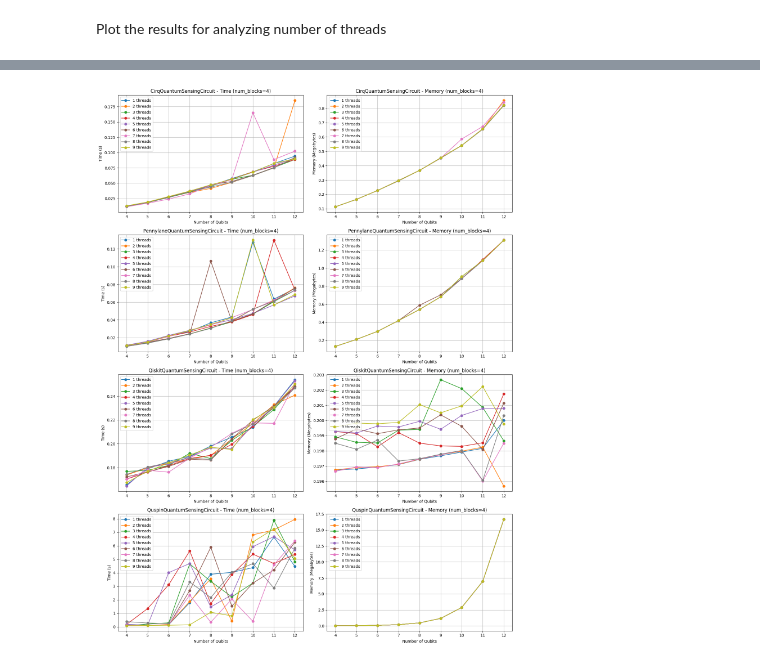
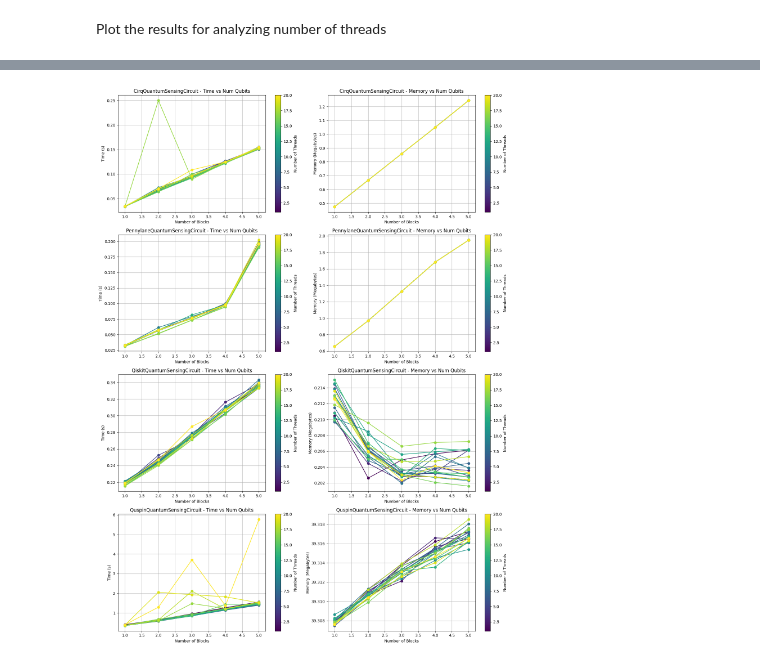
Before and after one commit to Tarun-Kumar07/quantum-sensing, a Jupyter notebook: notebooks/PerfTestVisualization.ipynb, the cells around one changed output, grey strips where cells are left out. Cells and saved outputs as stored; diff of their text form; code cells hidden in the pictures.

Commit message:
Visualize perf tests

```diff
--- a/notebooks/PerfTestVisualization.ipynb
+++ b/notebooks/PerfTestVisualization.ipynb
@@ -27,2 +29,6 @@ for testcase in root.iter("testcase"):
 # %%
-data_from_xml[0]
+data_from_xml = []
+for i in range(1, 21):
+    filename = f"../data/perf_thread_tests/perf_results_test_{i}_threads.xml"
+    data = parse_xml(filename)
+    data_from_xml.extend(data)
@@ -35,0 +35,6 @@ data_from_xml[0]
+# %%
+def filter_data(raw_data, filters):
+    filtered = [
+        d for d in raw_data if all(d[k] == v for k, v in filters.items())
+    ]
+    return filtered
@@ -127,9 +55,0 @@ def generate_grid_plots(data, unique_classes, filters, x_config):
-# %%
-classes = sorted(list(set(d['circuit_class'] for d in data_from_xml)))
-
-generate_grid_plots(
-    data=data_from_xml,
-    unique_classes=classes,
-    filters={"num_qubits": 12},
-    x_config=("num_blocks", "Number of Blocks")
-)
@@ -138,9 +55,0 @@ generate_grid_plots(
-# %%
-generate_grid_plots(
-    data=data_from_xml,
-    unique_classes=classes,
-    filters={"num_blocks": 4},
-    x_config=("num_qubits", "Number of Qubits")
-)
-# %% [output]
-[figure, removed]
@@ -146,0 +129,5 @@ generate_grid_plots(
+# %%
+data_for_13_qubits = filter_data(data_from_xml, {"num_qubits": 13})
+plot_memory_and_time(data_for_13_qubits, x_key="num_blocks", x_label="Number of Blocks")
+# %% [output]
+[figure, added]
```
Also changed, not shown: parts of 9 cells of this notebook.
